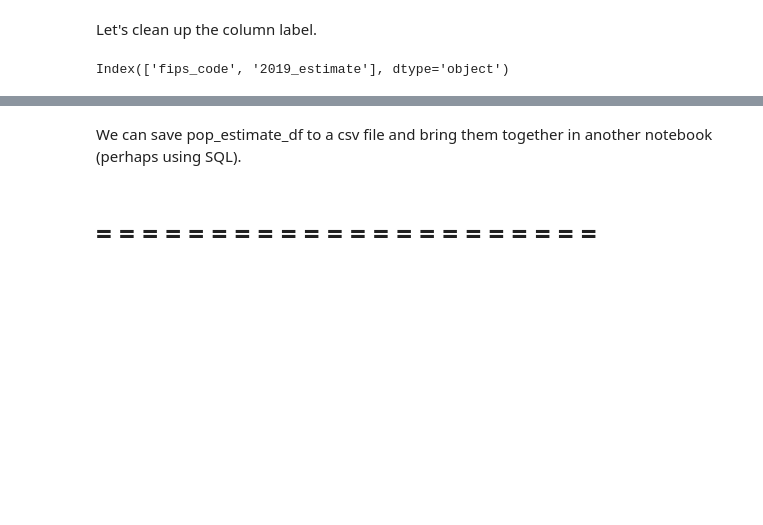
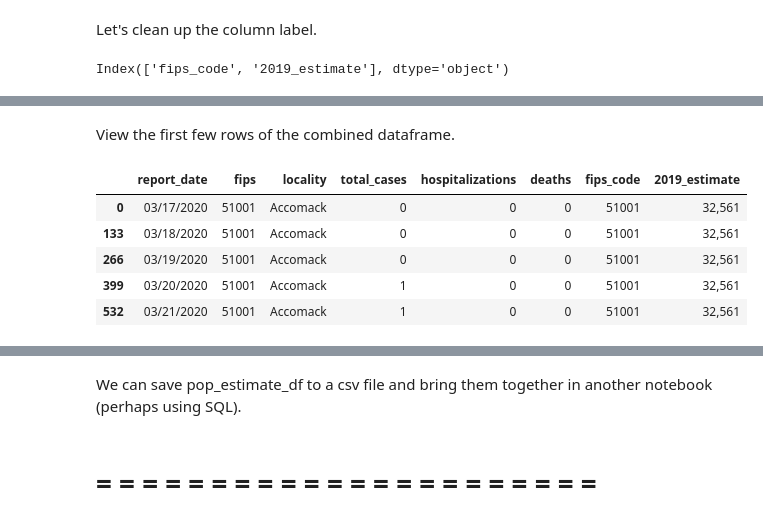
Before and after one commit to jammy-bot/va-covid-eda, a Jupyter notebook: va_covid_plots.ipynb, the cells around one changed output, grey strips where cells are left out. Drawn from its saved outputs; the diff is of its cells as text; code cells hidden in the pictures; blank space fills up the shorter version.

Commit message:
merge dataframes

```diff
--- a/va_covid_plots.ipynb
+++ b/va_covid_plots.ipynb
@@ -632,0 +637,18 @@ Index(['fips_code', '2019_estimate'], dtype='object')
+# %%
+# merging on `FIPS` and `fips_code` columns
+combined_df = cities_df.merge(pop_estimate_df,
+                              left_on='fips',
+                              right_on='fips_code',
+                              how='left')
+# %% [markdown]
+View the first few rows of the combined dataframe.
+# %%
+# view the first 5 entries where the FIPS`code is 51001
+combined_df[combined_df['fips']==51001].head()
+# %% [output]
+|  | report_date | fips | locality | total_cases | hospitalizations | deaths | fips_code | 2019_estimate |
+| 0 | 03/17/2020 | 51001 | Accomack | 0 | 0 | 0 | 51001 | 32,561 |
+| 133 | 03/18/2020 | 51001 | Accomack | 0 | 0 | 0 | 51001 | 32,561 |
+| 266 | 03/19/2020 | 51001 | Accomack | 0 | 0 | 0 | 51001 | 32,561 |
+| 399 | 03/20/2020 | 51001 | Accomack | 1 | 0 | 0 | 51001 | 32,561 |
+| 532 | 03/21/2020 | 51001 | Accomack | 1 | 0 | 0 | 51001 | 32,561 |
```
Also changed, not shown: parts of 8 cells of this notebook.
